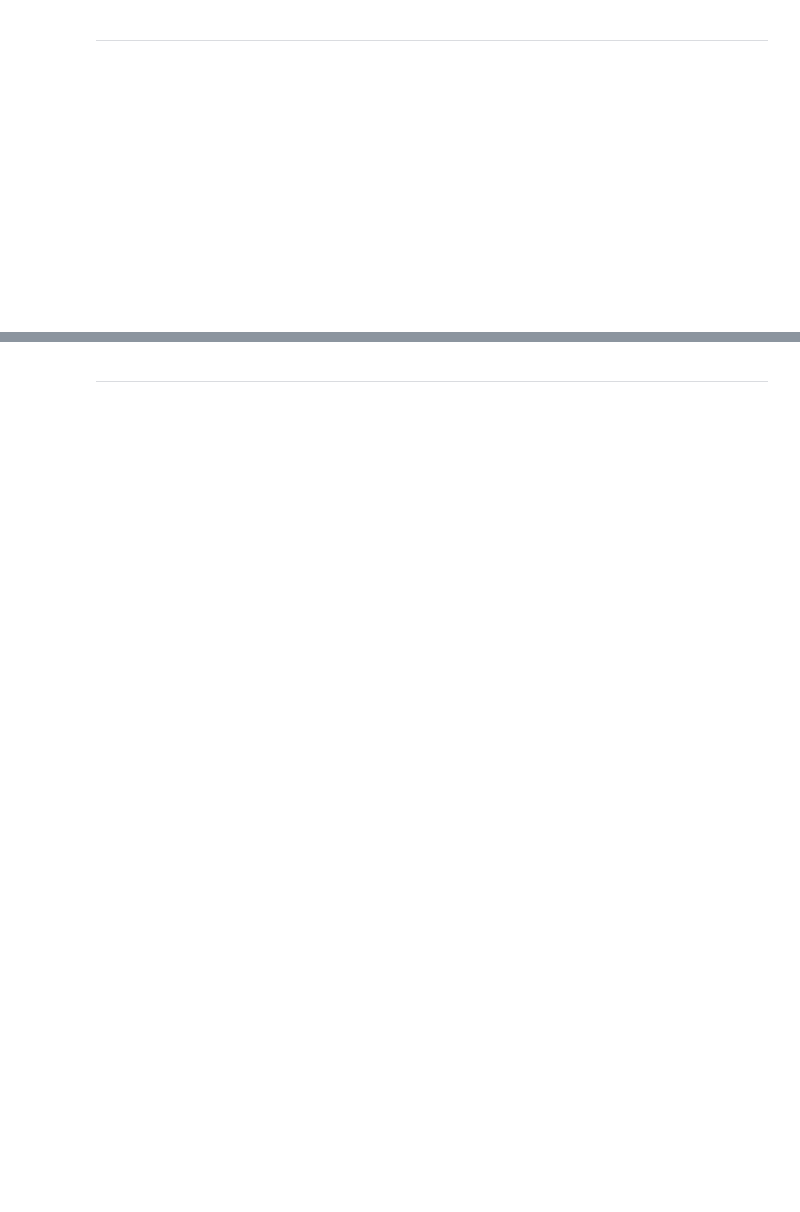
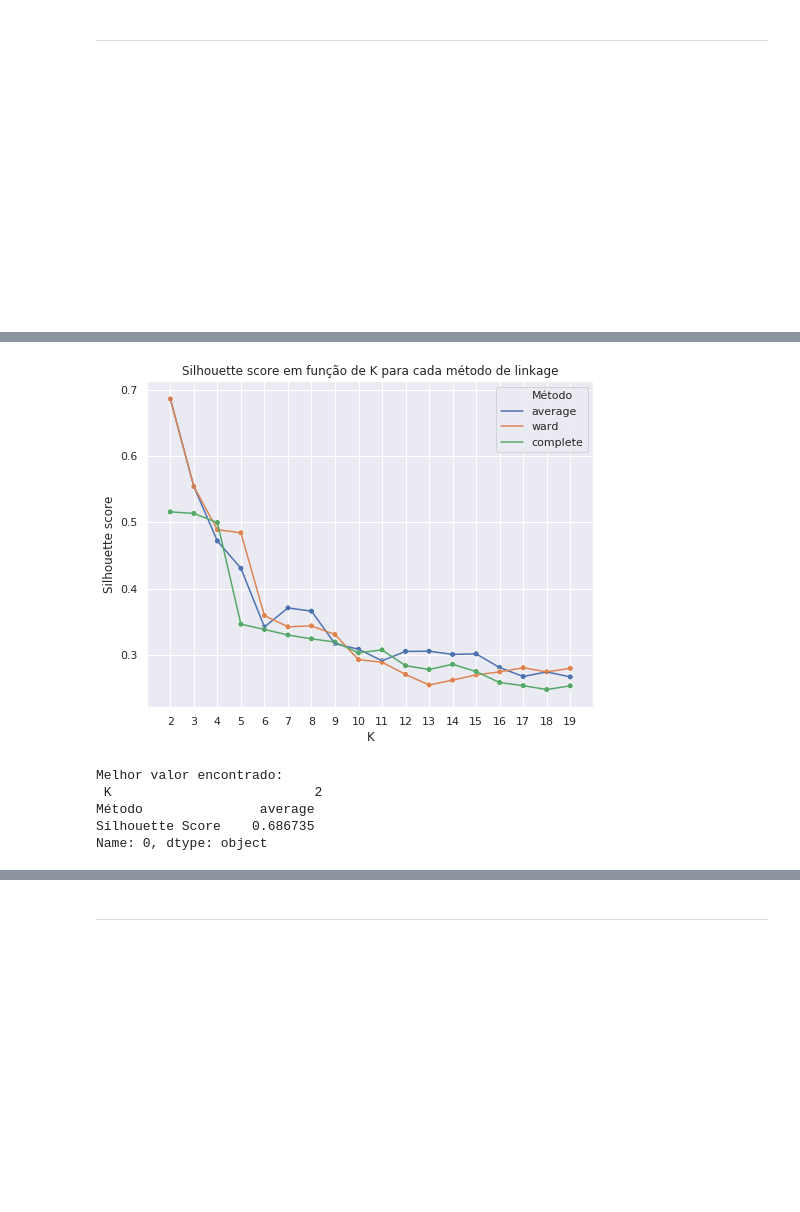
Before and after one commit to BrunoGomesCoelho/playing-pipeline, a Jupyter notebook: T4/Trabalho4.ipynb, the cells around one changed output, grey strips where cells are left out. Drawn from its saved outputs; the diff is of its cells as text; code cells hidden in the pictures; blank space fills up the shorter version.

```diff
--- a/T4/Trabalho4.ipynb
+++ b/T4/Trabalho4.ipynb
@@ -154,0 +222,34 @@ df = create_data(noise=0.3, plot=True)
+# %%
+# Carregando Iris
+X, y = load_iris(return_X_y=True)
+# %%
+scores = pd.DataFrame(columns=["K", "Método", "Silhouette Score"])
+k_options = range(2,20)
+methods = ["average", "ward", "complete"]
+
+for method in methods:
+    for k in k_options:
+        hc = AgglomerativeClustering(n_clusters=k, affinity='euclidean',
+                                     linkage=method).fit(X)
+        labels = hc.labels_
+        score = silhouette_score(X, labels, metric='euclidean')
+        scores.loc[len(scores)] = [k, method, score]
+# %%
+plt.figure(figsize=SIZE)
+sns.lineplot(data=scores, x="K", y="Silhouette Score", hue="Método")
+sns.scatterplot(data=scores, x="K", y="Silhouette Score", hue="Método",
+               legend=False)
+plt.xticks(k_options)
+plt.ylabel("Silhouette score")
+plt.title("Silhouette score em função de K para cada método de linkage");
+# %% [output]
+[figure, added]
+# %%
+best = scores.loc[scores["Silhouette Score"].idxmax(axis=1)]
+print("Melhor valor encontrado:\n", best)
+# %% [output]
+Melhor valor encontrado:
+ K                          2
+Método               average
+Silhouette Score    0.686735
+Name: 0, dtype: object
```
Also changed, not shown: parts of 55 cells of this notebook.
